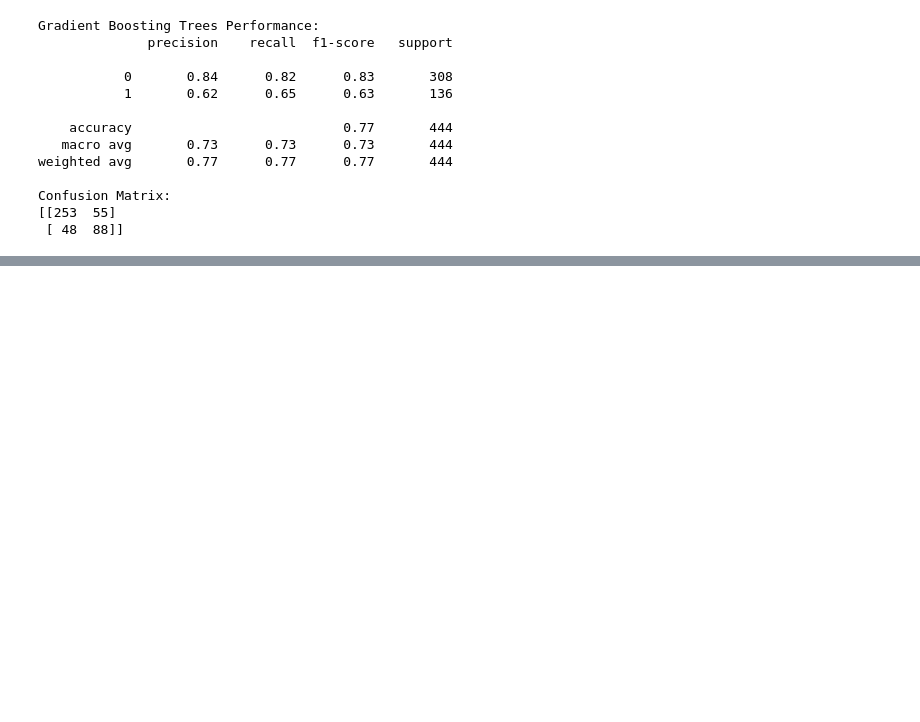
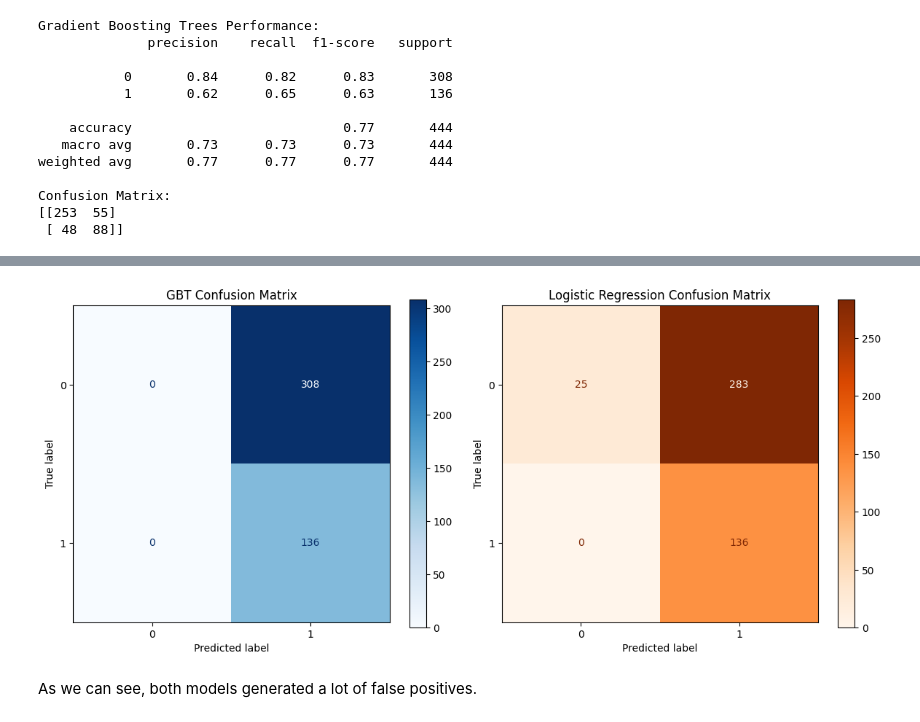
Before and after one commit to fonkerina/Data-Science-Journey, a Jupyter notebook: Week 5/Ensembling.ipynb, the cells around one changed output, grey strips where cells are left out. Drawn from its saved outputs; the diff is of its cells as text; code cells hidden in the pictures; blank space fills up the shorter version.

```diff
--- a/Week 5/Ensembling.ipynb
+++ b/Week 5/Ensembling.ipynb
@@ -301,0 +338,20 @@ Confusion Matrix:
+# %%
+# Assignment: Hyperparameter Tuning Logistic Regression Model
+params_tune_lr = {
+    "C": [0.5, 1.0, 1.5],
+    "max_iter": [80, 100, 120]
+}
+
+grid_search_lr = GridSearchCV(LogisticRegression(random_state=42), params_tune_lr, cv = 5)
+grid_search_lr.fit(X_train_balanced, y_train_balanced)
+
+print(f"\nBest Parameters For Logistic Regression:", grid_search_lr.best_params_)
+
+# Evaluate tuned Logistic Regression model
+best_lr = grid_search_lr.best_estimator_
+y_pred_best_lr = best_lr.predict(X_test_scaled)
+
+print("\n Tuned Logistic Regression Model:")
+print(classification_report(y_test, y_pred_best_lr))
+print("Confusion Matrix:")
+print(confusion_matrix(y_test, y_pred_best_lr))
@@ -301,0 +374,29 @@ Confusion Matrix:
+# %%
+from sklearn.metrics import ConfusionMatrixDisplay, confusion_matrix
+import matplotlib.pyplot as plt
+
+# Assuming you already have predictions
+y_pred_gbt = best_gbt.predict(X_test)
+y_pred_lr = best_lr.predict(X_test)
+
+# Compute confusion matrices
+cm_gbt = confusion_matrix(y_test, y_pred_gbt)
+cm_lr = confusion_matrix(y_test, y_pred_lr)
+
+# Plot side by side
+fig, axes = plt.subplots(1, 2, figsize=(12,5))
+
+disp_gbt = ConfusionMatrixDisplay(confusion_matrix=cm_gbt)
+disp_gbt.plot(ax=axes[0], cmap="Blues", values_format="d")
+axes[0].set_title("GBT Confusion Matrix")
+
+disp_lr = ConfusionMatrixDisplay(confusion_matrix=cm_lr)
+disp_lr.plot(ax=axes[1], cmap="Oranges", values_format="d")
+axes[1].set_title("Logistic Regression Confusion Matrix")
+
+plt.tight_layout()
+plt.show()
+# %% [output]
+[figure, added]
+# %% [markdown]
+As we can see, both models generated a lot of false positives.
```
Also changed, not shown: parts of 2 cells of this notebook, 1 other file.
